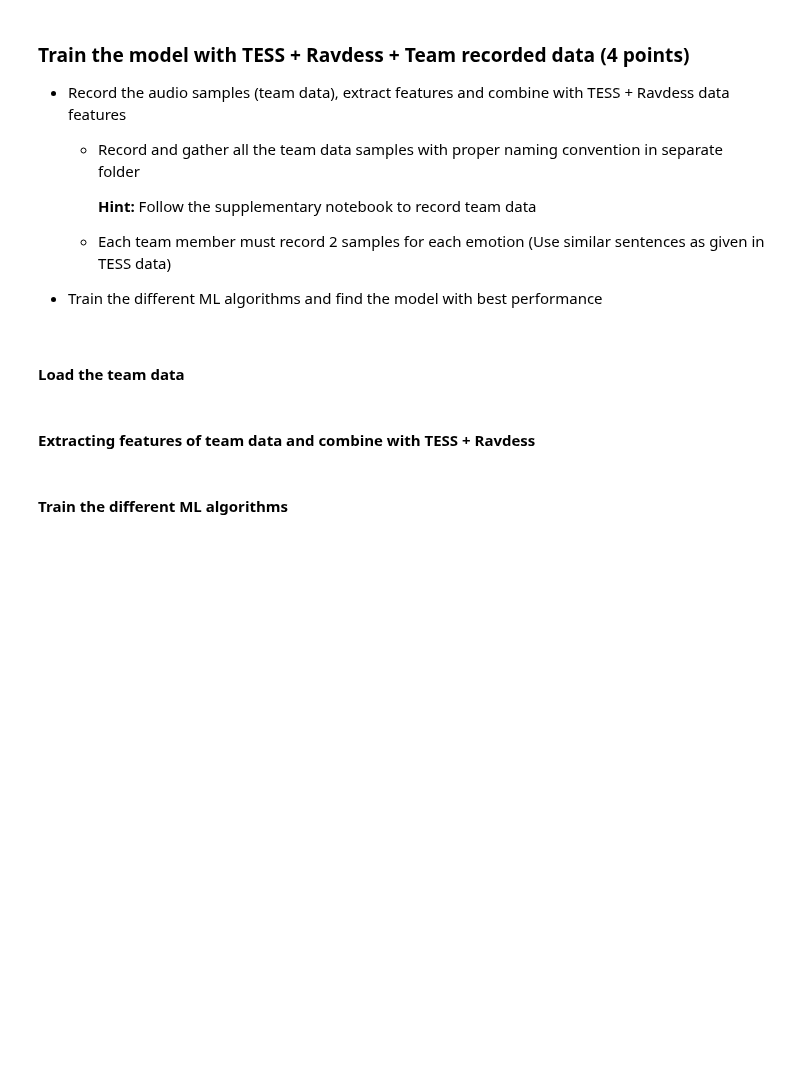
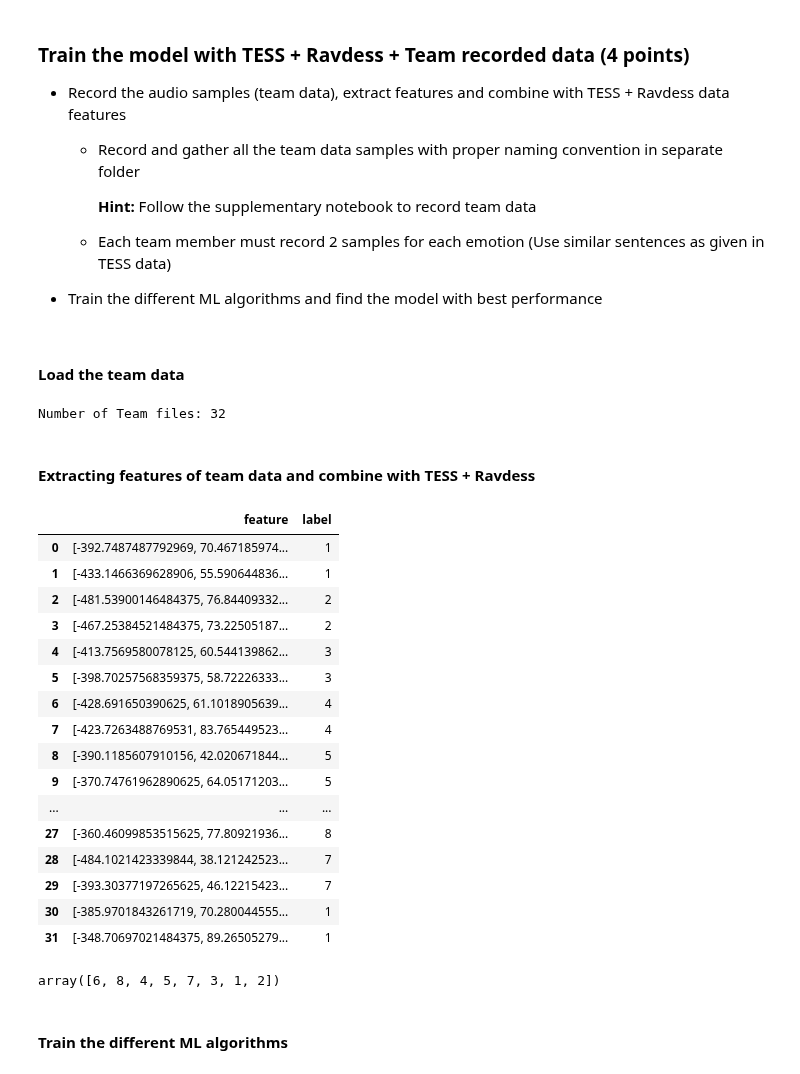
Before and after one commit to vchandraiitk/datascience, a Jupyter notebook: Vikas_M3_NB_MiniProject_3_Emotion_Classification_from_Speech.ipynb, the cells around one changed output. Cells and saved outputs as stored; diff of their text form; code cells hidden in the pictures; blank space fills up the shorter version.

```diff
--- a/Vikas_M3_NB_MiniProject_3_Emotion_Classification_from_Speech.ipynb
+++ b/Vikas_M3_NB_MiniProject_3_Emotion_Classification_from_Speech.ipynb
@@ -586,2 +636,9 @@ scores
+# %%
+# YOUR CODE HERE (Task-13)
+Team_files = glob.glob("/content/drive/MyDrive/ISC/Mini Project/M3_NB_MiniProject_3/Team/*/*.wav")
+#Ravdess_files = glob.glob("ravdess/*/*.wav")
+print("Number of Team files:", len(Team_files))
+# %% [output]
+Number of Team files: 32
 # %% [markdown]
 #### Extracting features of team data and combine with TESS + Ravdess
@@ -590,2 +645,42 @@ scores
+# %%
+# YOUR CODE HERE (Task-14)
+df_team = pd.DataFrame(columns=['feature', 'label'])
+for file in Team_files:
+    feature = extract_feature(file)
+    length = file.split('_').__len__()-1
+    emotion = file.split('_')[length].split('.')[0]
+    #print(emotion)
+    #print(emotion_encoder(emotion))
+    df_team.loc[len(df_team)] = [feature, emotion_encoder(emotion)]
+# %%
+df_team
+# %% [output]
+|  | feature | label |
+| 0 | [-392.7487487792969, 70.467185974... | 1 |
+| 1 | [-433.1466369628906, 55.590644836... | 1 |
+| 2 | [-481.53900146484375, 76.84409332... | 2 |
+| 3 | [-467.25384521484375, 73.22505187... | 2 |
+| 4 | [-413.7569580078125, 60.544139862... | 3 |
+| 5 | [-398.70257568359375, 58.72226333... | 3 |
+| 6 | [-428.691650390625, 61.1018905639... | 4 |
+| 7 | [-423.7263488769531, 83.765449523... | 4 |
+| 8 | [-390.1185607910156, 42.020671844... | 5 |
+| 9 | [-370.74761962890625, 64.05171203... | 5 |
+| ... | ... | ... |
+| 27 | [-360.46099853515625, 77.80921936... | 8 |
+| 28 | [-484.1021423339844, 38.121242523... | 7 |
+| 29 | [-393.30377197265625, 46.12215423... | 7 |
+| 30 | [-385.9701843261719, 70.280044555... | 1 |
+| 31 | [-348.70697021484375, 89.26505279... | 1 |
+# %%
+
+# YOUR CODE HERE (Task-9)
+df_combined = pd.concat([df_Tess, df_ravdess, df_team], ignore_index=True)
+#df_Tess.to_csv('Tess_Feature.csv', index=False, sep=',')
+#df_ravdess.to_csv('Ravdess_Feature.csv', index=False, sep=',')
+#df_combined.to_csv('Combined_Feature.csv', index=False, sep=',')
+df_combined.label.unique()
+# %% [output]
+array([6, 8, 4, 5, 7, 3, 1, 2])
 # %% [markdown]
 #### Train the different ML algorithms
```
Also changed, not shown: parts of 24 cells of this notebook.
